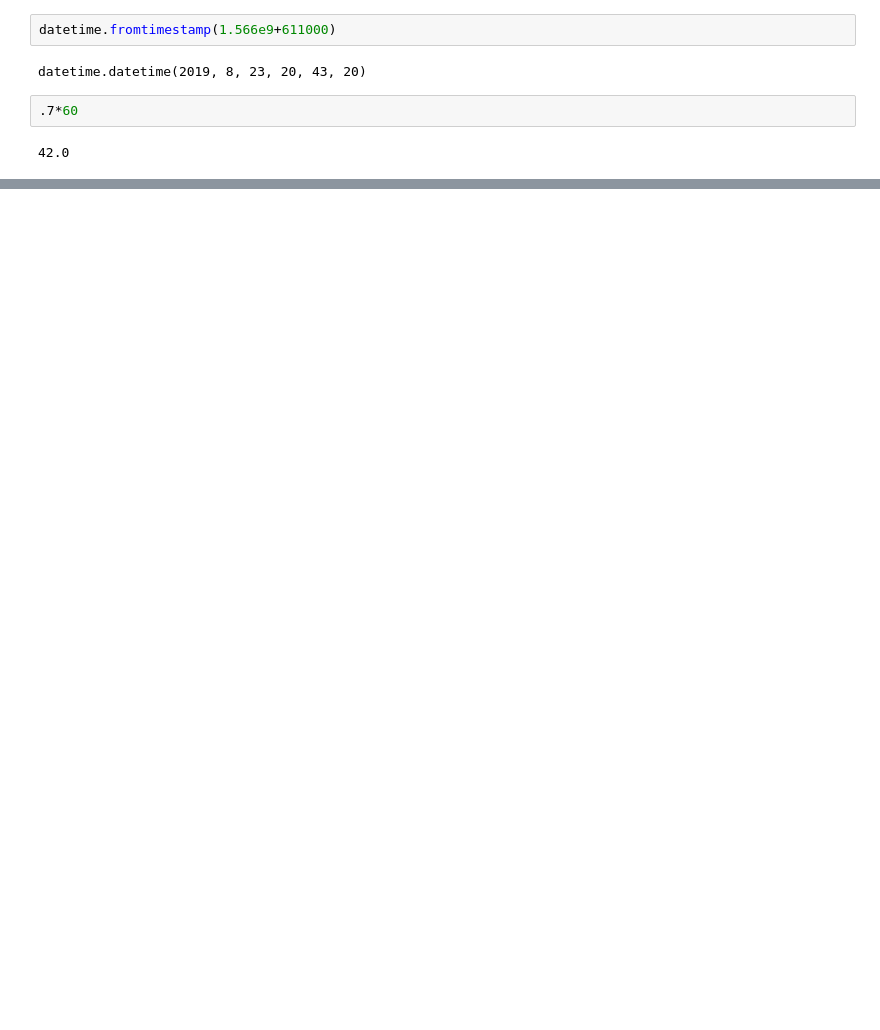
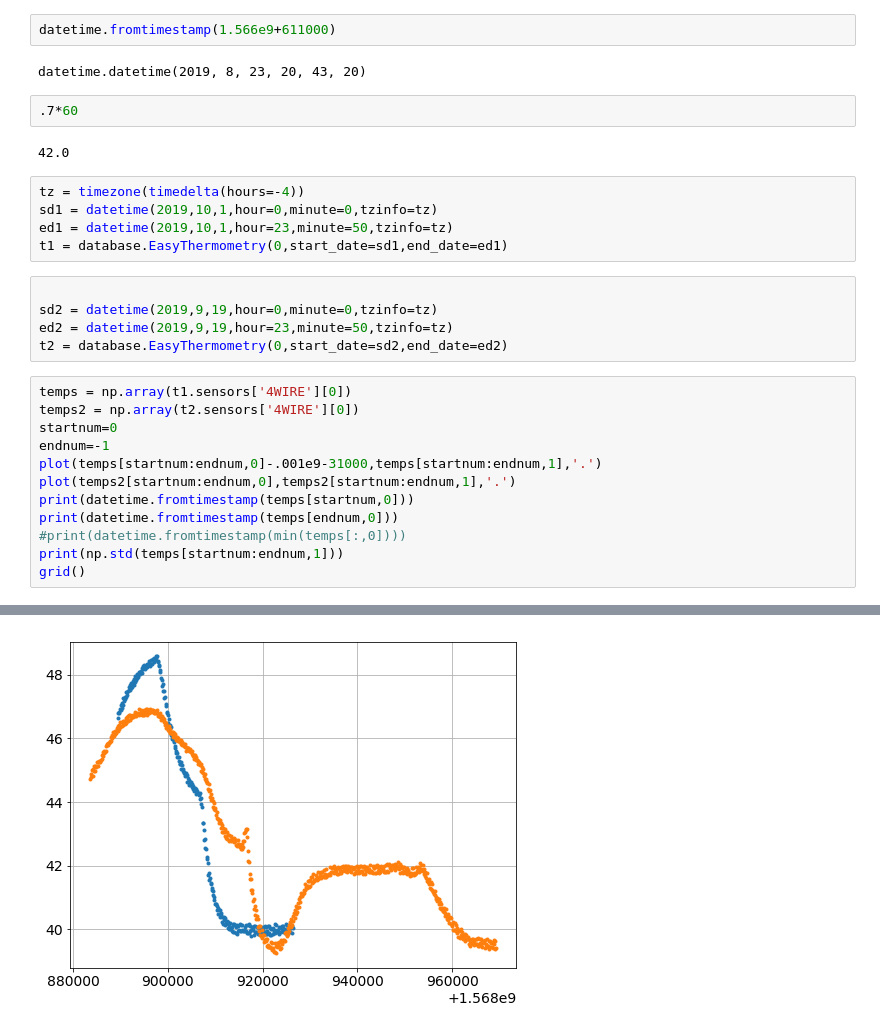
Before and after one commit to NanoExplorer/Zeus2-cycle-box, a Jupyter notebook: thermometry playground.ipynb, the cells around one changed output, grey strips where cells are left out. Drawn from its saved outputs; the diff is of its cells as text; blank space fills up the shorter version.

```diff
--- a/thermometry playground.ipynb
+++ b/thermometry playground.ipynb
@@ -70,3 +75,26 @@ datetime.datetime(2019, 8, 23, 20, 43, 20)
 .7*60
 # %% [output]
 42.0
+# %%
+tz = timezone(timedelta(hours=-4))
+sd1 = datetime(2019,10,1,hour=0,minute=0,tzinfo=tz)
+ed1 = datetime(2019,10,1,hour=23,minute=50,tzinfo=tz)
+t1 = database.EasyThermometry(0,start_date=sd1,end_date=ed1)
+# %%
+
+sd2 = datetime(2019,9,19,hour=0,minute=0,tzinfo=tz)
+ed2 = datetime(2019,9,19,hour=23,minute=50,tzinfo=tz)
+t2 = database.EasyThermometry(0,start_date=sd2,end_date=ed2)
+# %%
+temps = np.array(t1.sensors['4WIRE'][0])
+temps2 = np.array(t2.sensors['4WIRE'][0])
+startnum=0
+endnum=-1
+plot(temps[startnum:endnum,0]-.001e9-31000,temps[startnum:endnum,1],'.')
+plot(temps2[startnum:endnum,0],temps2[startnum:endnum,1],'.')
+print(datetime.fromtimestamp(temps[startnum,0]))
+print(datetime.fromtimestamp(temps[endnum,0]))
+#print(datetime.fromtimestamp(min(temps[:,0])))
+print(np.std(temps[startnum:endnum,1]))
+grid()
+# %% [output]
@@ -72,0 +104 @@ datetime.datetime(2019, 8, 23, 20, 43, 20)
+[figure, added]
```
Also changed, not shown: parts of 7 cells of this notebook, 5 other files.
